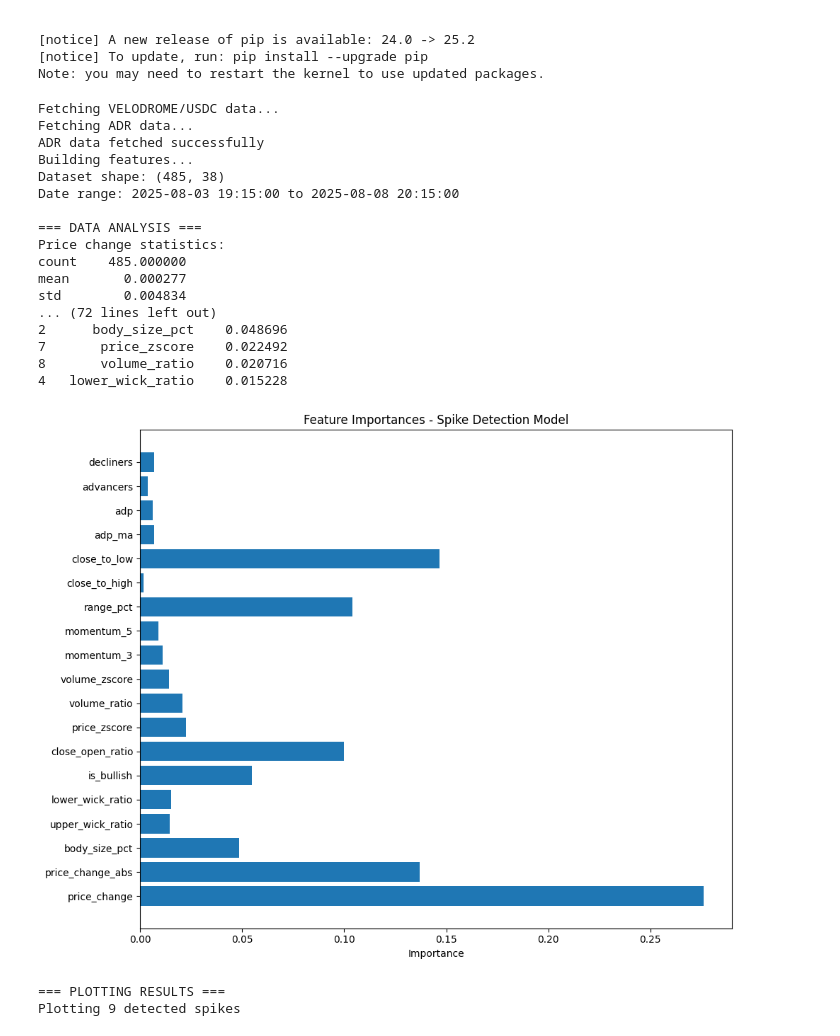
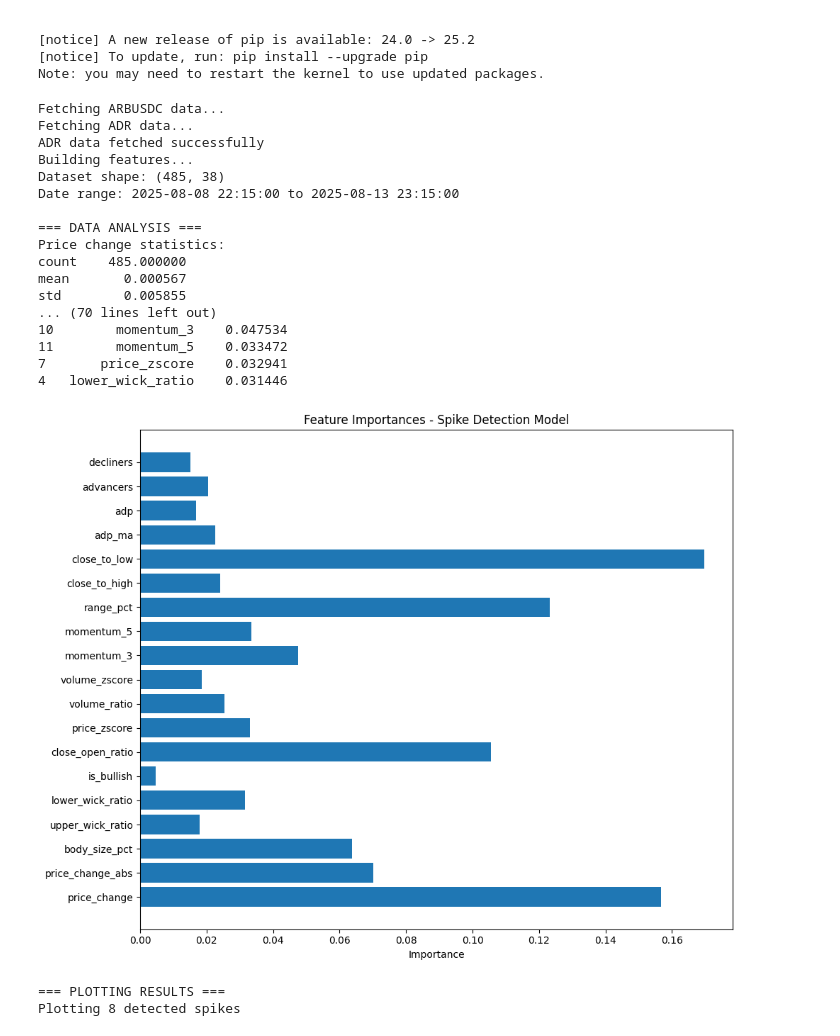
Before and after one commit to carkod/binbot-notebooks, a Jupyter notebook: spike_hunter.ipynb, the cells around one changed output. Saved outputs shown, nothing was run; the diff lists cells and outputs as text; code cells hidden in the pictures.

Commit message:
Update spike hunter model

```diff
--- a/spike_hunter.ipynb
+++ b/spike_hunter.ipynb
@@ -33,6 +33,7 @@ from sklearn.metrics import classification_report
 import matplotlib.pyplot as plt
 import joblib
 
+symbol = "ARBUSDC"  # Change to your desired symbol
 
 # --- Step 1: Fetch 15m candles from Binance ---
 def fetch_binance_klines(symbol="IDEXUSDC", interval="15m", limit=500, end_time=None):
@@ -251,9 +252,9 @@ def add_enhanced_features(df_price, df_adr=None, window=12):
 
 
 # --- Data fetching and analysis ---
-print("Fetching VELODROME/USDC data...")
+print(f"Fetching {symbol} data...")
 df_price = fetch_binance_klines(
-    "VELODROMEUSDC", interval="15m", limit=500
+    symbol, interval="15m", limit=500
 )  # Keep original limit for microcaps
 
 print("Fetching ADR data...")
@@ -411,7 +412,7 @@ if len(spike_indices) > 0:
 else:
     print("No spikes detected to plot")
 
-plt.title("OMNI/USDC 15m Close Price with Detected Spikes")
+plt.title(f"{symbol} 15m Close Price with Detected Spikes")
 plt.ylabel("Close Price")
 plt.legend()
 plt.grid(True, alpha=0.3)
@@ -466,42 +467,42 @@ if len(spike_indices) > 0:
         spike_details[
             ["timestamp", "close", "price_change_pct", "volume_ratio"]
         ].to_string()
     )
 else:
     print("\n=== NO SPIKES DETECTED ===")
     print("Consider lowering thresholds:")
     print("- price_thresh (currently 0.020 = 2.0%)")
     print("- vol_ratio_thresh (currently 2.0 = 100% above average)")
 
     # Show largest moves for reference
     print(f"\nLargest price increases in dataset:")
     top_moves = df.nlargest(10, "price_change")[
         ["timestamp", "close", "price_change", "volume_ratio"]
     ].round(4)
     top_moves["price_change_pct"] = (top_moves["price_change"] * 100).round(2)
     print(
         top_moves[
             ["timestamp", "close", "price_change_pct", "volume_ratio"]
         ].to_string()
     )
 # %% [output]
-Fetching VELODROME/USDC data...
+Fetching ARBUSDC data...
 Fetching ADR data...
 ADR data fetched successfully
 Building features...
 Dataset shape: (485, 38)
-Date range: 2025-08-03 19:15:00 to 2025-08-08 20:15:00
+Date range: 2025-08-08 22:15:00 to 2025-08-13 23:15:00
 
 === DATA ANALYSIS ===
 Price change statistics:
 count    485.000000
-mean       0.000277
-std        0.004834
-... (72 lines left out)
-2      body_size_pct    0.048696
-7       price_zscore    0.022492
-8       volume_ratio    0.020716
-4   lower_wick_ratio    0.015228
+mean       0.000567
+std        0.005855
+... (70 lines left out)
+10        momentum_3    0.047534
+11        momentum_5    0.033472
+7       price_zscore    0.032941
+4   lower_wick_ratio    0.031446
-[figure, old version]
+[figure, new version]
 === PLOTTING RESULTS ===
-Plotting 9 detected spikes
+Plotting 8 detected spikes
```
Also changed, not shown: parts of 6 cells of this notebook, 1 other file.
